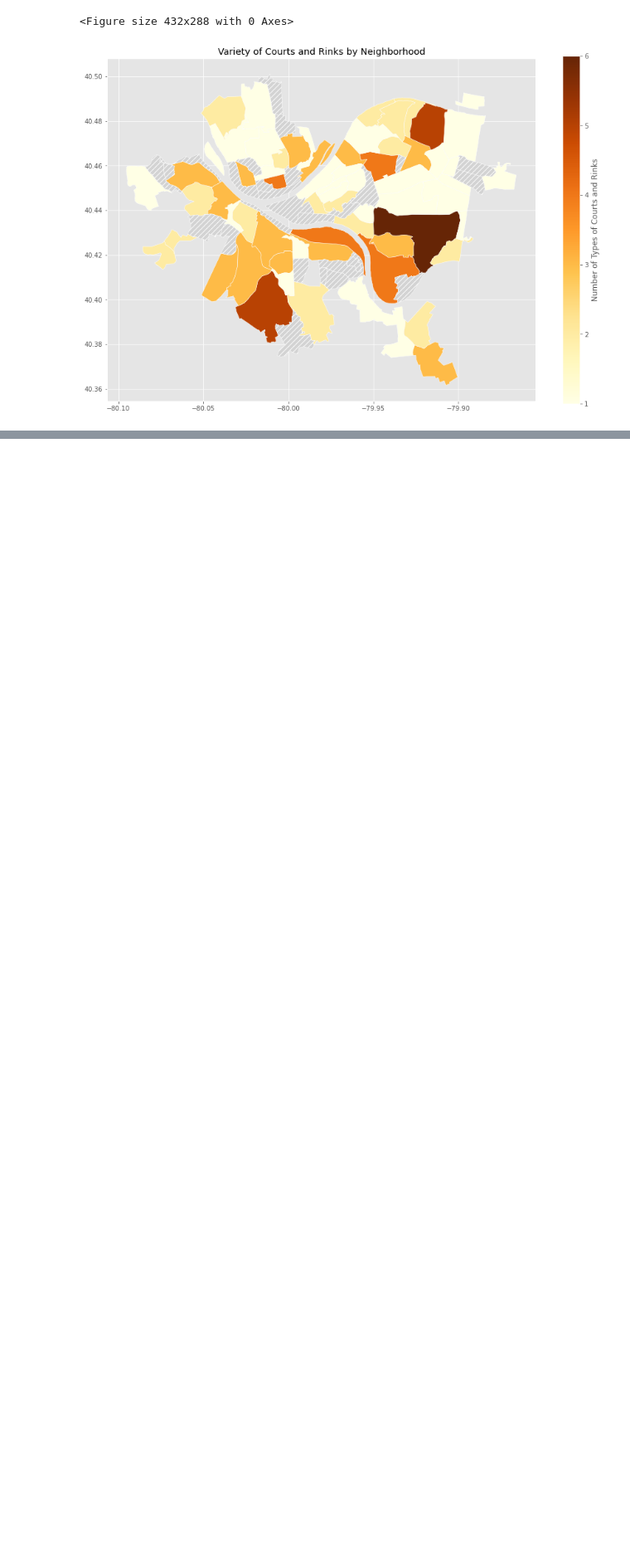
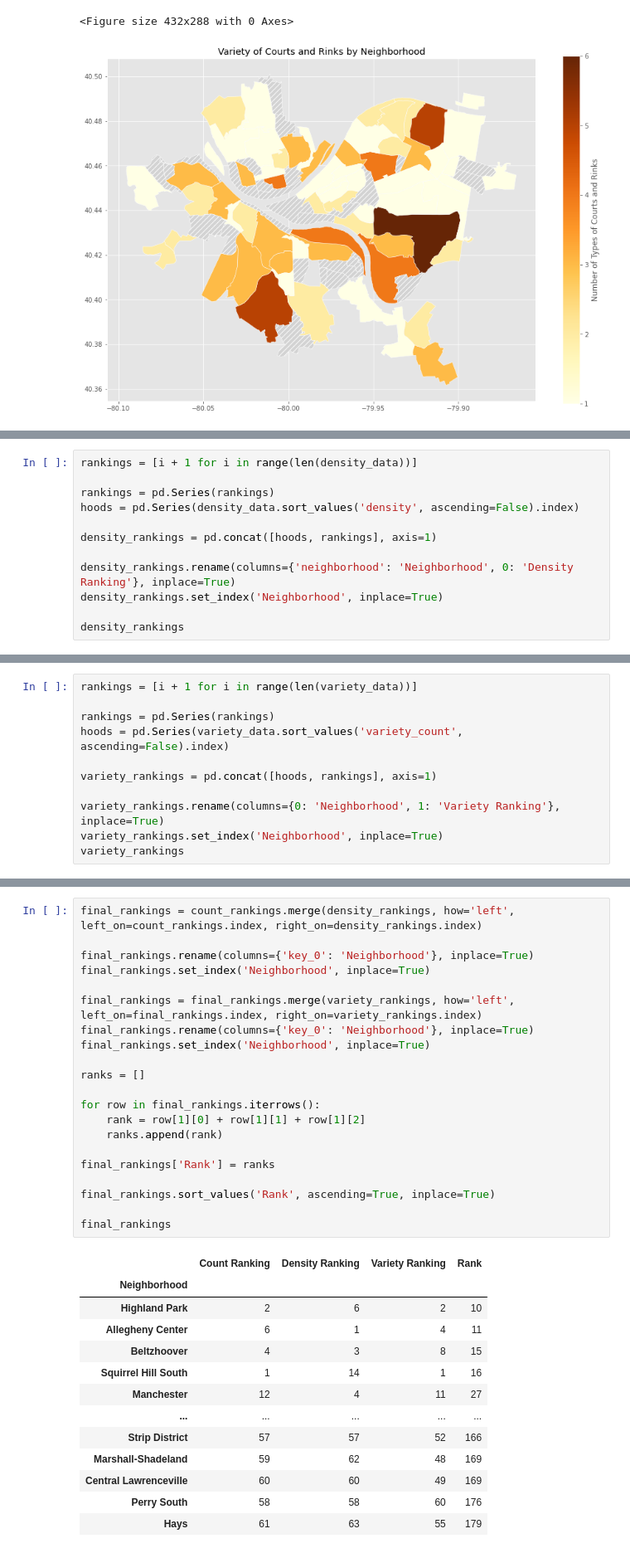
Before and after one commit to ShashSriv/Best-Neighborhood-Pittsburgh, a Jupyter notebook: courts_and_rinks.ipynb, the cells around one changed output, grey strips where cells are left out. Shown at 83% size. Drawn from its saved outputs; the diff is of its cells as text; blank space fills up the shorter version.

```diff
--- a/courts_and_rinks.ipynb
+++ b/courts_and_rinks.ipynb
@@ -272,0 +311,12 @@ plt.show()
+# %%
+rankings = [i + 1 for i in range(len(density_data))]
+
+rankings = pd.Series(rankings)
+hoods = pd.Series(density_data.sort_values('density', ascending=False).index)
+
+density_rankings = pd.concat([hoods, rankings], axis=1)
+
+density_rankings.rename(columns={'neighborhood': 'Neighborhood', 0: 'Density Ranking'}, inplace=True)
+density_rankings.set_index('Neighborhood', inplace=True)
+
+density_rankings
@@ -272,0 +340,11 @@ plt.show()
+# %%
+rankings = [i + 1 for i in range(len(variety_data))]
+
+rankings = pd.Series(rankings)
+hoods = pd.Series(variety_data.sort_values('variety_count', ascending=False).index)
+
+variety_rankings = pd.concat([hoods, rankings], axis=1)
+
+variety_rankings.rename(columns={0: 'Neighborhood', 1: 'Variety Ranking'}, inplace=True)
+variety_rankings.set_index('Neighborhood', inplace=True)
+variety_rankings
@@ -272,0 +368,35 @@ plt.show()
+# %%
+final_rankings = count_rankings.merge(density_rankings, how='left', left_on=count_rankings.index, right_on=density_rankings.index)
+
+final_rankings.rename(columns={'key_0': 'Neighborhood'}, inplace=True)
+final_rankings.set_index('Neighborhood', inplace=True)
+
+final_rankings = final_rankings.merge(variety_rankings, how='left', left_on=final_rankings.index, right_on=variety_rankings.index)
+final_rankings.rename(columns={'key_0': 'Neighborhood'}, inplace=True)
+final_rankings.set_index('Neighborhood', inplace=True)
+
+ranks = []
+
+for row in final_rankings.iterrows():
+    rank = row[1][0] + row[1][1] + row[1][2]
+    ranks.append(rank)
+
+final_rankings['Rank'] = ranks
+
+final_rankings.sort_values('Rank', ascending=True, inplace=True)
+
+final_rankings
+# %% [output]
+|  | Count Ranking | Density Ranking | Variety Ranking | Rank |
+| Neighborhood |  |  |  |  |
+| Highland Park | 2 | 6 | 2 | 10 |
+| Allegheny Center | 6 | 1 | 4 | 11 |
+| Beltzhoover | 4 | 3 | 8 | 15 |
+| Squirrel Hill South | 1 | 14 | 1 | 16 |
+| Manchester | 12 | 4 | 11 | 27 |
+| ... | ... | ... | ... | ... |
+| Strip District | 57 | 57 | 52 | 166 |
+| Marshall-Shadeland | 59 | 62 | 48 | 169 |
+| Central Lawrenceville | 60 | 60 | 49 | 169 |
+| Perry South | 58 | 58 | 60 | 176 |
+| Hays | 61 | 63 | 55 | 179 |
```
Also changed, not shown: parts of 25 cells of this notebook, 2 other files.
